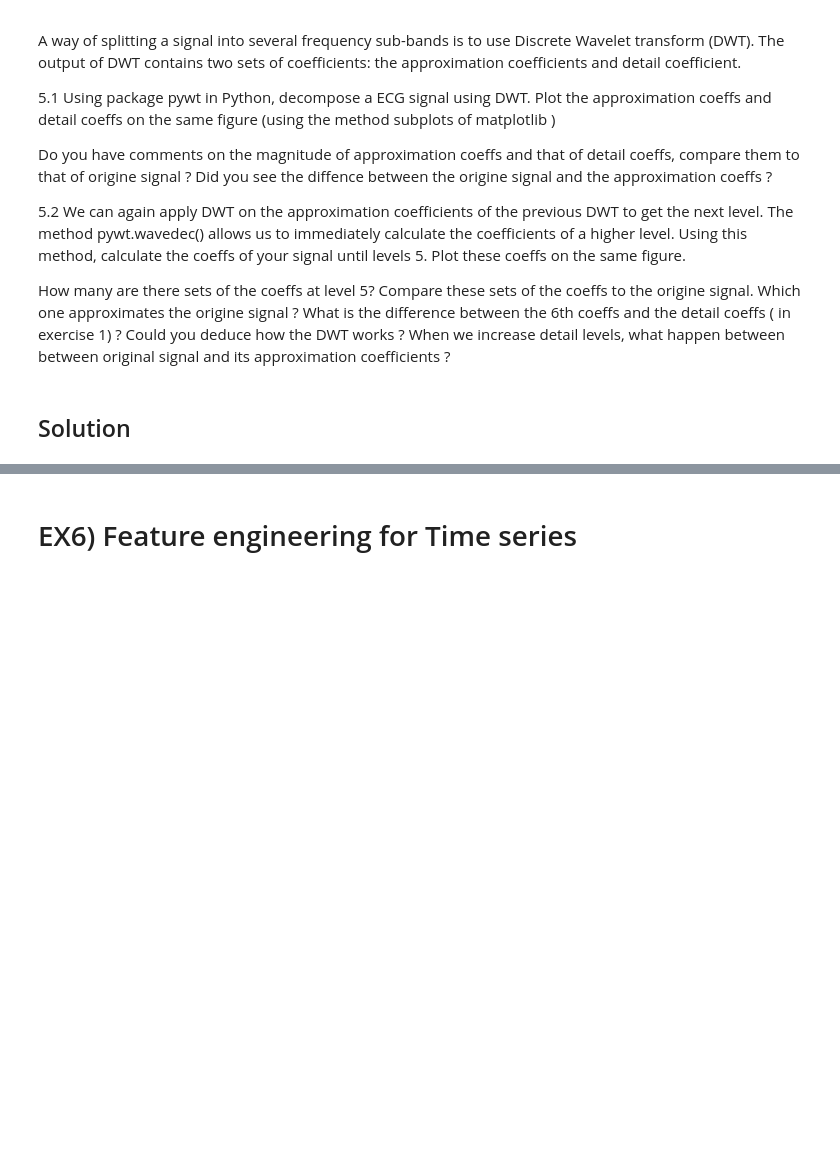
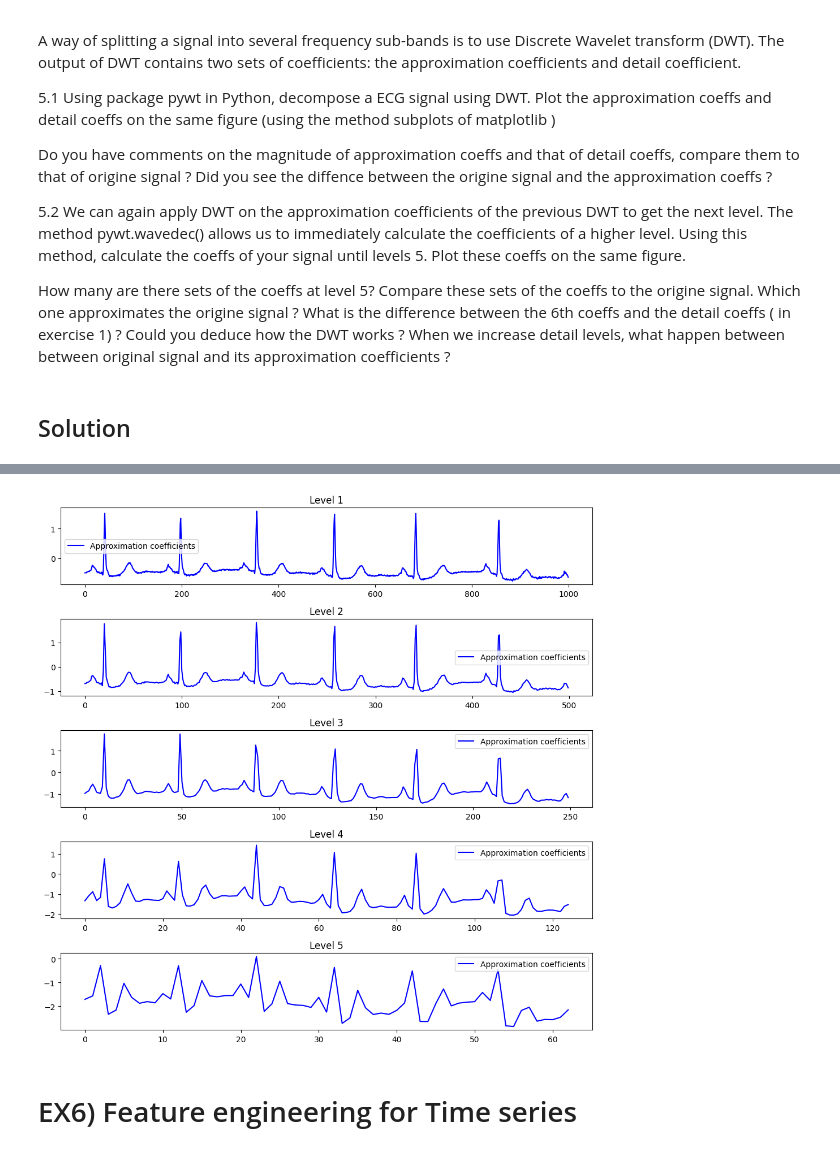
Before and after one commit to Bast-94/ML-BIO, a Jupyter notebook: ECG_classification_exercices.ipynb, the cells around one changed output, grey strips where cells are left out. Cells and saved outputs as stored; diff of their text form; code cells hidden in the pictures; blank space fills up the shorter version.

```diff
--- a/ECG_classification_exercices.ipynb
+++ b/ECG_classification_exercices.ipynb
@@ -302,29 +330,29 @@ plt.show()
 # %%
 
 ecg_signal = bload_record_using_wfdb(filename=filename, start=0,end=2000,directory='mitdb',channel=0)
 
 n_levels = 5
-fig, axs = plt.subplots(n_levels , figsize=(10, 5 * (n_levels )))
+fig, axs = plt.subplots(n_levels,1 , figsize=(10, 2* (n_levels )))
 
 
 # Effectuer la décomposition et afficher les coefficients pour chaque niveau
 for level in range(0, n_levels ):
     coeffs = pywt.wavedec(ecg_signal, 'db1', level=level+1)
     approximation_coeffs = coeffs[0]
-    axs[level].plot(ecg_signal, label="Original signal", color=(0, 1, 0))
+
     axs[level].plot(approximation_coeffs, label="Approximation coefficients", color=(0, 0, 1))
     axs[level].set_title(f"Level {level+1}")
 
-    for i, details_coeffs in enumerate(coeffs[1:], start=1):
-        axs[level].plot(details_coeffs, label=f"Detail coefficients {i}")
 
 # Ajouter une légende aux sous-graphiques
 for ax in axs:
     ax.legend()
 
 # Afficher les sous-graphiques
 plt.tight_layout()
 plt.show()
+# %% [output]
+[figure, added]
 # %% [markdown]
 # EX6) Feature engineering for Time series
 # %% [markdown]
```
Also changed, not shown: parts of 10 cells of this notebook.
